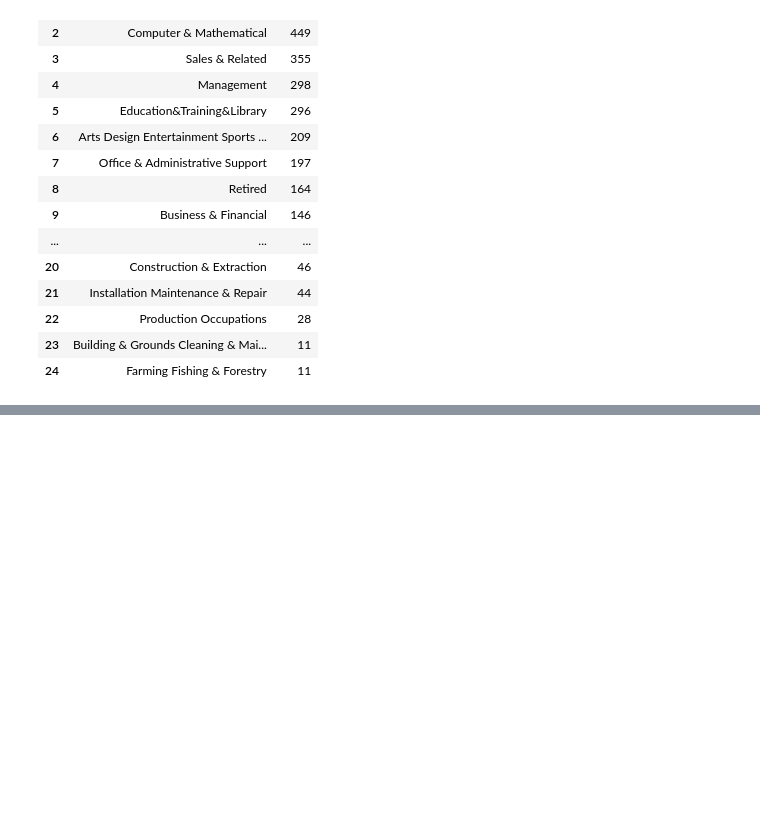
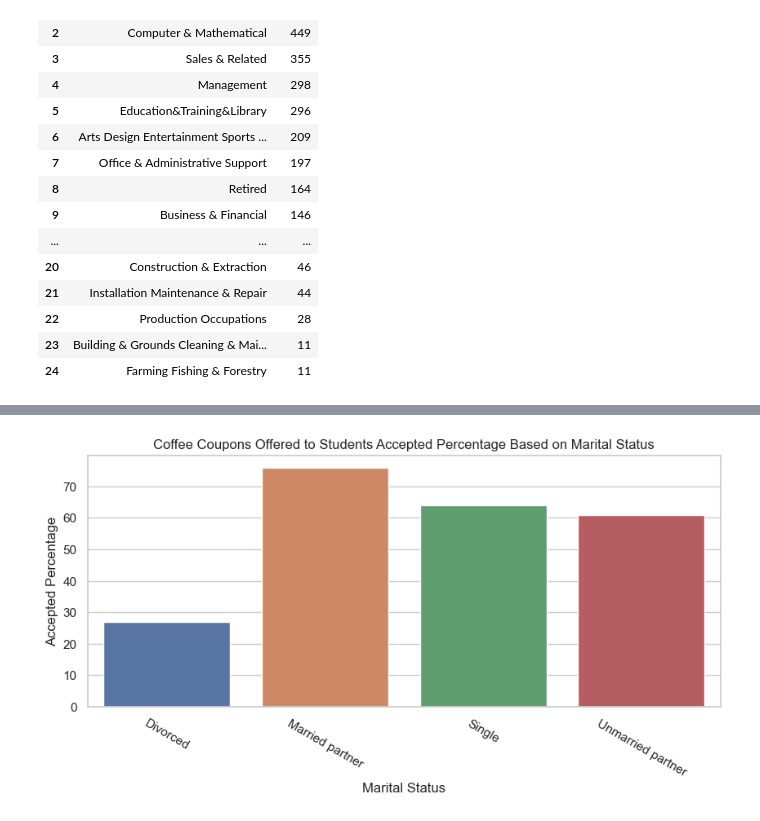
Before and after one commit to christianfajardo/ML_AI_PracticalApplication_1, a Jupyter notebook: prompt.ipynb, the cells around one changed output, grey strips where cells are left out. Saved outputs shown, nothing was run; the diff lists cells and outputs as text; code cells hidden in the pictures; blank space fills up the shorter version.

```diff
--- a/prompt.ipynb
+++ b/prompt.ipynb
@@ -728,0 +850,11 @@ coffee_coupon['occupation'].value_counts().reset_index()
+# %%
+# Get proportion and percentage
+coffee_students_marital_proportion = (
+    coffee_students
+    .groupby(['maritalStatus'])['accepted']
+    .value_counts(normalize=True)
+    .reset_index()
+)
+# add percentage column
+coffee_students_marital_proportion['percentage'] = (coffee_students_marital_proportion['proportion'] * 100).round()
+coffee_students_marital_proportion
@@ -728,0 +883,13 @@ coffee_coupon['occupation'].value_counts().reset_index()
+# %%
+# Plot accepted/used coupons percentage
+plt.figure(figsize=(10, 4))
+accepted_percentage = coffee_students_marital_proportion[coffee_students_marital_proportion['accepted'] == '1']
+sns.barplot(data=accepted_percentage, x='maritalStatus', y='percentage')
+sns.set_theme(style='whitegrid')
+plt.title('Coffee Coupons Offered to Students Accepted Percentage Based on Marital Status')
+plt.ylabel('Accepted Percentage')
+plt.xlabel('Marital Status')
+plt.xticks(rotation = -30)
+plt.show()
+# %% [output]
+[figure, added]
```
Also changed, not shown: parts of 34 cells of this notebook.
